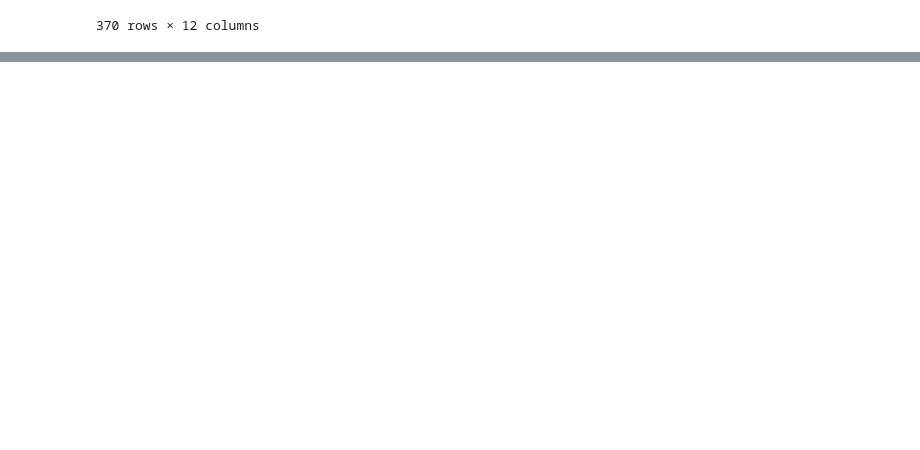
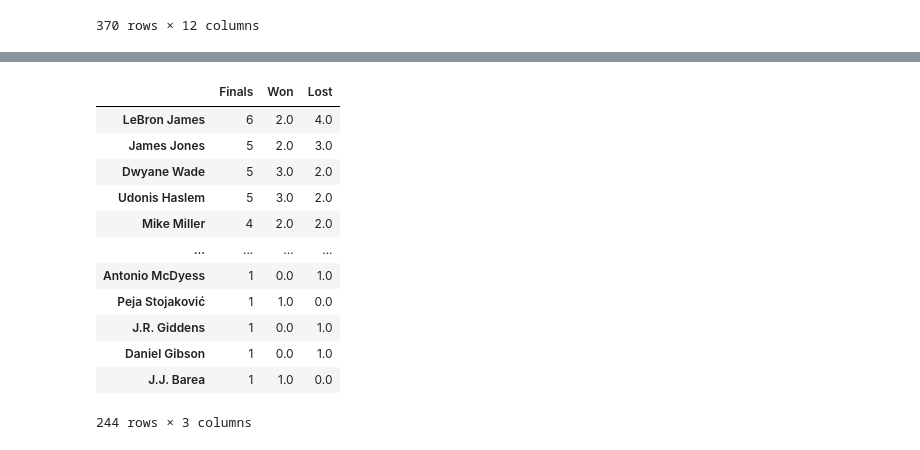
Before and after one commit to alexmartinez1745/ETL-Project, a Jupyter notebook: team_roster.ipynb, the cells around one changed output, grey strips where cells are left out. Saved outputs shown, nothing was run; the diff lists cells and outputs as text; code cells hidden in the pictures; blank space fills up the shorter version.

Commit message:
added roster_stats.htm which shows how many appearances, wins and losses each player had during the period

```diff
--- a/team_roster.ipynb
+++ b/team_roster.ipynb
@@ -161,2 +152,5 @@ Name: Player, Length: 244, dtype: int64
 finals_roster.to_html("finals_roster.htm", index=False)
 html_file = finals_roster.to_html()
+# %%
+# find how many wins each player has
+finals_wins = finals_roster[finals_roster['Result'] == 'win'].groupby('Player')['Result'].count()
@@ -162,0 +173,4 @@ html_file = finals_roster.to_html()
+# %%
+# find how many losses each player has
+finals_lost = finals_roster[finals_roster['Result'] == 'lost'].groupby('Player')['Result'].count()
+print(finals_lost)
@@ -162,0 +191,28 @@ html_file = finals_roster.to_html()
+# %%
+# create dataframes for each series
+df_appear = pd.Series(finals_appearance, name='Finals')
+df_win = pd.Series(finals_wins, name='Won')
+df_lost = pd.Series(finals_lost, name='Lost')
+# pd.concat([finals_lost, finals_wins], axis=1)
+# %%
+# combine all three series into one dataframe and replace NaN with zero
+roster_stats = pd.concat([df_appear, df_win, df_lost], axis=1)
+roster_stats = roster_stats.fillna(0)
+# %%
+# sort df by how many finals player has appeared in
+roster_stats = roster_stats.sort_values(by='Finals', ascending=False)
+roster_stats
+# %% [output]
+|  | Finals | Won | Lost |
+| LeBron James | 6 | 2.0 | 4.0 |
+| James Jones | 5 | 2.0 | 3.0 |
+| Dwyane Wade | 5 | 3.0 | 2.0 |
+| Udonis Haslem | 5 | 3.0 | 2.0 |
+| Mike Miller | 4 | 2.0 | 2.0 |
+| ... | ... | ... | ... |
+| Antonio McDyess | 1 | 0.0 | 1.0 |
+| Peja Stojaković | 1 | 1.0 | 0.0 |
+| J.R. Giddens | 1 | 0.0 | 1.0 |
+| Daniel Gibson | 1 | 0.0 | 1.0 |
+| J.J. Barea | 1 | 1.0 | 0.0 |
+244 rows × 3 columns
```
Also changed, not shown: parts of 8 cells of this notebook, 1 other file.
